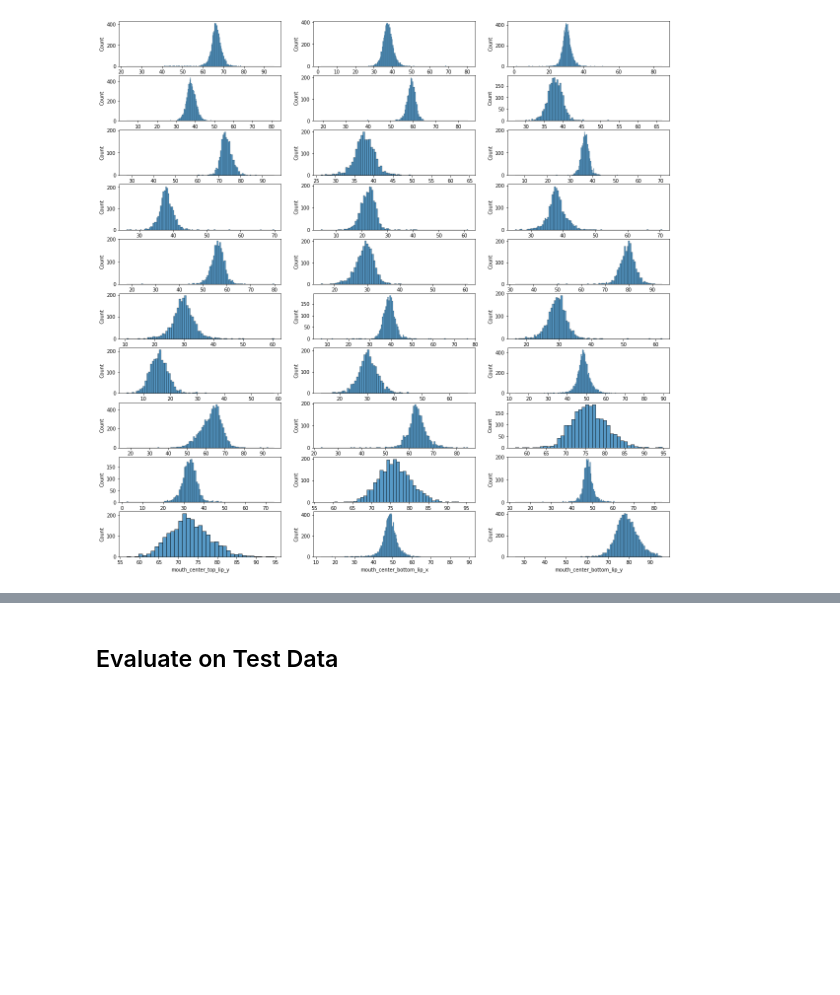
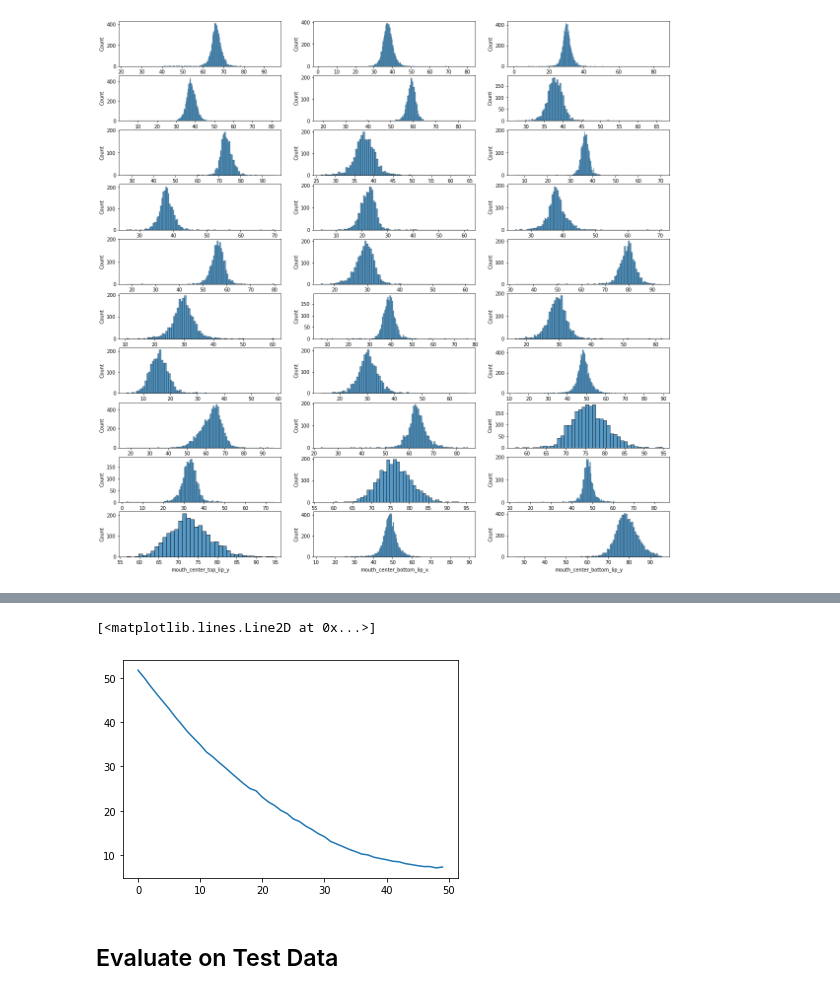
Before and after one commit to sriskid/Kaggle, a Jupyter notebook: facial-keypoints-detection/facial_keypoints_detection_second_iteration.ipynb, the cells around one changed output, grey strips where cells are left out. Cells and saved outputs as stored; diff of their text form; code cells hidden in the pictures; blank space fills up the shorter version.

```diff
--- a/facial-keypoints-detection/facial_keypoints_detection_second_iteration.ipynb
+++ b/facial-keypoints-detection/facial_keypoints_detection_second_iteration.ipynb
@@ -152,13 +150,13 @@ train_dataloader = torch.utils.data.DataLoader(train_datatensor, batch_size=BATC
 loss_fn = nn.MSELoss()
 
 # Optimizer
-optimizer = torch.optim.Adam(params = model_res.parameters(), lr = 0.0001)
+optimizer = torch.optim.Adam(params = model_res.parameters(), lr = 0.00001)
 # %%
 # Starting time
 start_time = timer()
 
 # Number of Epochs
-epochs = 35
+epochs = 50
 
 # Setting the model to the correct device
 model_res = model_res.to(device)
@@ -216,3 +227,9 @@ KeyboardInterrupt: ignored
+# %%
+# Plot the training loss
+plt.plot(num_epochs, torch.tensor(train_losses).cpu())
+# %% [output]
+[<matplotlib.lines.Line2D at 0x...>]
+[figure, added]
 # %% [markdown]
 ## Evaluate on Test Data
 # %%
```
Also changed, not shown: parts of 10 cells of this notebook.
